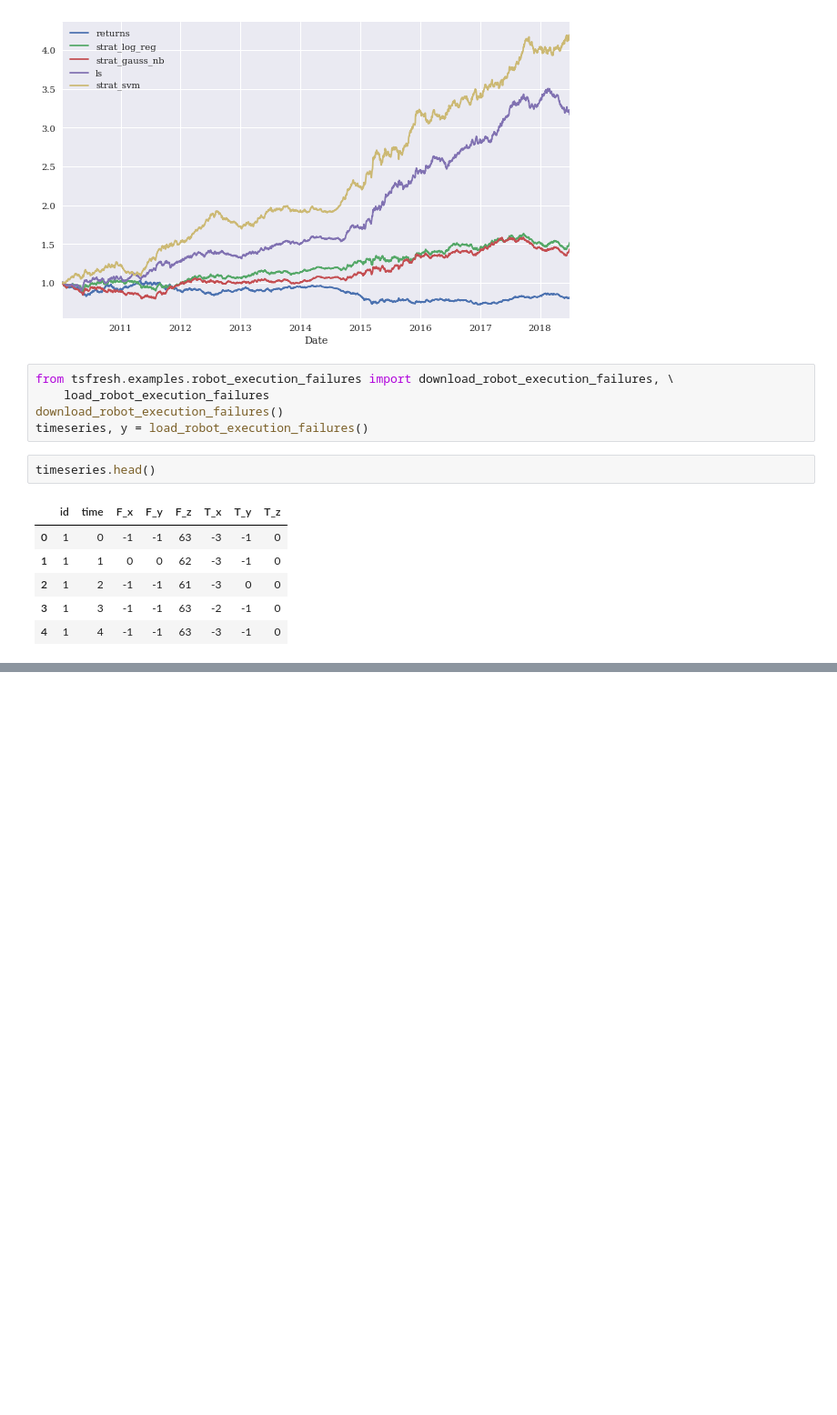
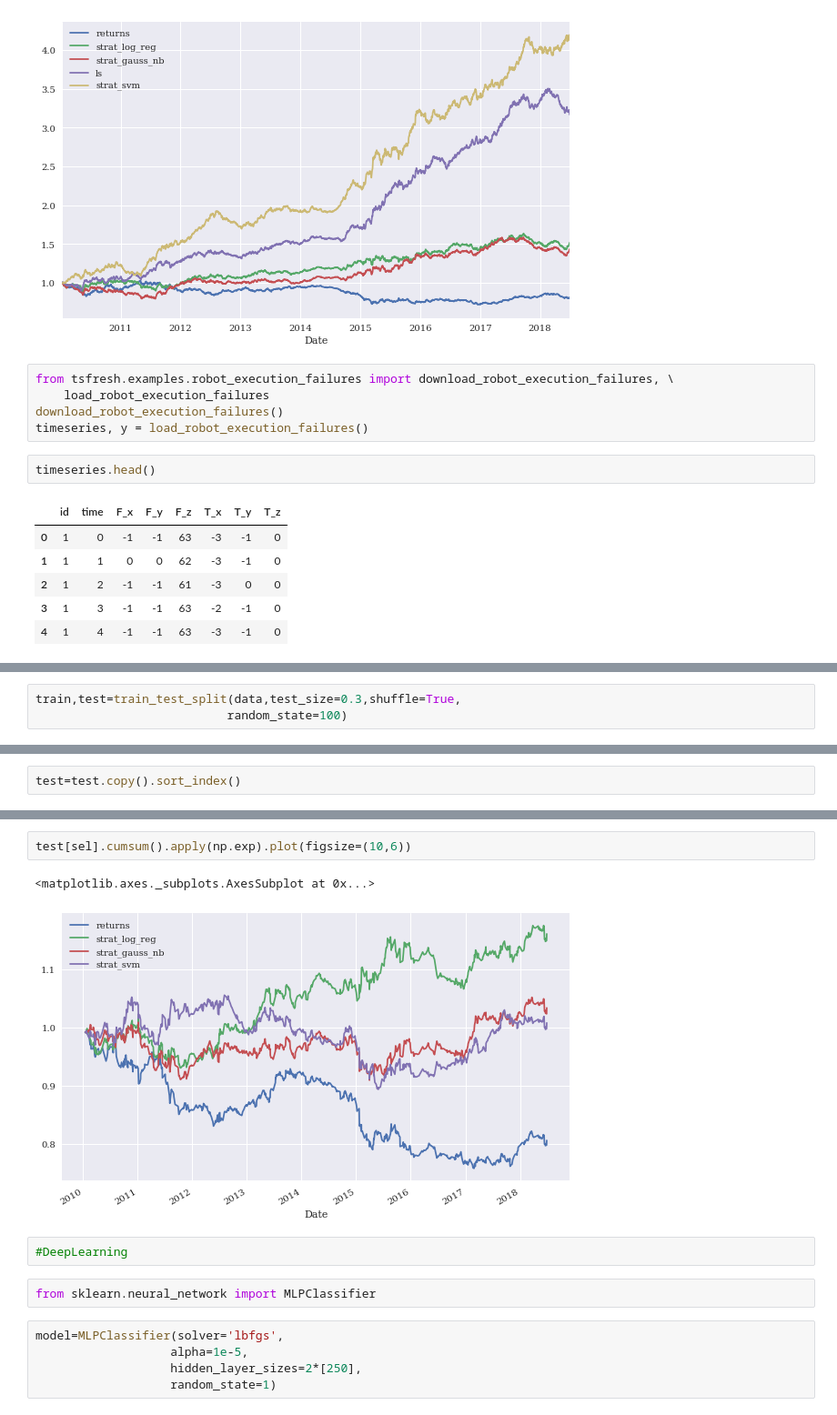
Before and after one commit to HaoLiNick/quantbasic, a Jupyter notebook: rw_hypothesis.ipynb, the cells around one changed output, grey strips where cells are left out. Shown: that part at 91% size. Cells and saved outputs as stored; diff of their text form; blank space fills up the shorter version.

```diff
--- a/rw_hypothesis.ipynb
+++ b/rw_hypothesis.ipynb
@@ -265,0 +305,3 @@ timeseries.head()
+# %%
+train,test=train_test_split(data,test_size=0.3,shuffle=True,
+                           random_state=100)
@@ -265,0 +320,2 @@ timeseries.head()
+# %%
+test=test.copy().sort_index()
@@ -265,0 +336,14 @@ timeseries.head()
+# %%
+test[sel].cumsum().apply(np.exp).plot(figsize=(10,6))
+# %% [output]
+<matplotlib.axes._subplots.AxesSubplot at 0x...>
+[figure, added]
+# %%
+#DeepLearning
+# %%
+from sklearn.neural_network import MLPClassifier
+# %%
+model=MLPClassifier(solver='lbfgs',
+                   alpha=1e-5,
+                   hidden_layer_sizes=2*[250],
+                   random_state=1)
```
Also changed, not shown: parts of 22 cells of this notebook.
